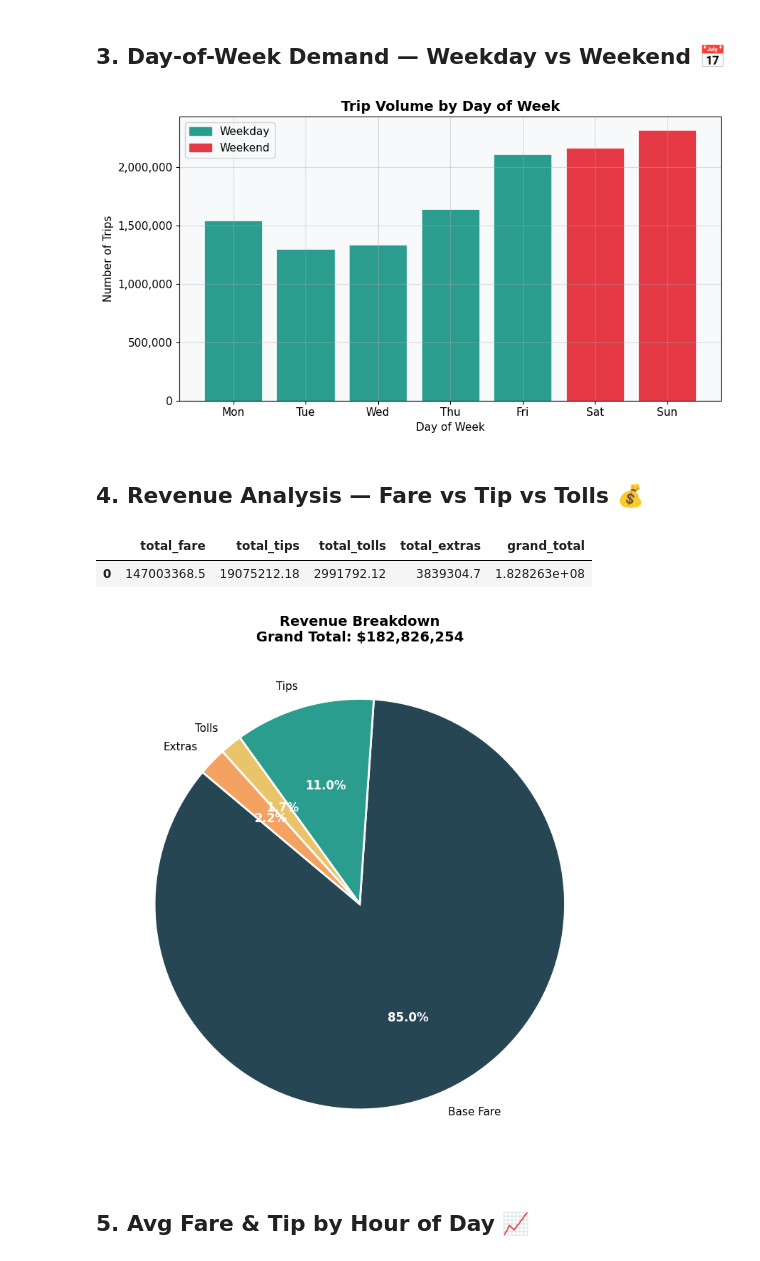
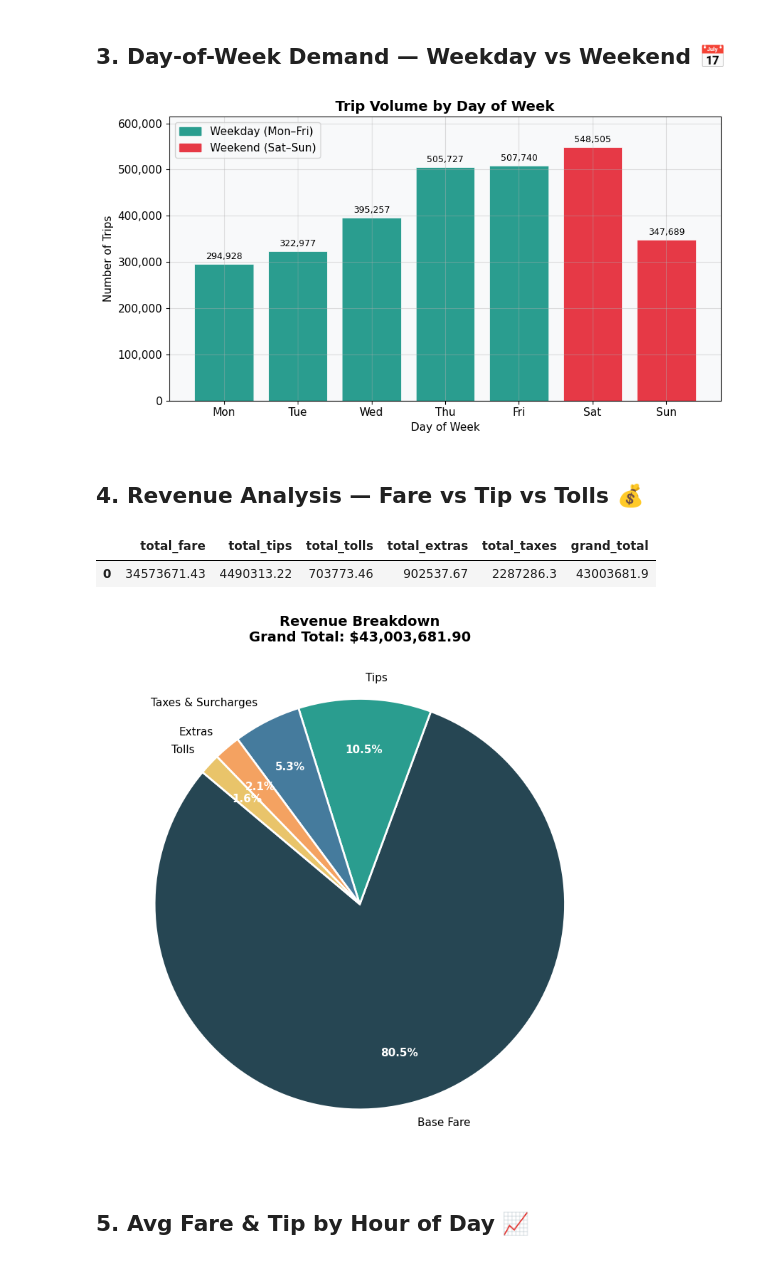
Before and after one commit to Wondee-Tesfa/Big-Data-Assignment, a Jupyter notebook: notebooks/data_visualization.ipynb, the cells around one changed output. Cells and saved outputs as stored; diff of their text form; code cells hidden in the pictures.

Commit message:
Update data visualization notebook and reports

```diff
--- a/notebooks/data_visualization.ipynb
+++ b/notebooks/data_visualization.ipynb
@@ -124,70 +130,81 @@ Peak hour: 19 h
 # %%
 daily = query("""
     SELECT pickup_dow, COUNT(*) AS trip_count
     FROM trips
     GROUP BY pickup_dow
     ORDER BY pickup_dow;
 """)
 
-day_names = ['Mon', 'Tue', 'Wed', 'Thu', 'Fri', 'Sat', 'Sun']
-daily['day_name'] = daily['pickup_dow'].map(lambda d: day_names[d] if d < 7 else str(d))
-colors = ['#e63946' if d >= 5 else '#2a9d8f' for d in daily['pickup_dow']]
+# In PostgreSQL / ETL: 0 = Sunday, 1 = Monday, ..., 6 = Saturday
+dow_names = {0: 'Sun', 1: 'Mon', 2: 'Tue', 3: 'Wed', 4: 'Thu', 5: 'Fri', 6: 'Sat'}
+daily['day_name'] = daily['pickup_dow'].map(dow_names)
+
+# Order logically from Monday to Sunday
+day_order = ['Mon', 'Tue', 'Wed', 'Thu', 'Fri', 'Sat', 'Sun']
+daily['order'] = daily['day_name'].map(lambda d: day_order.index(d))
+daily = daily.sort_values('order').reset_index(drop=True)
+
+colors = ['#e63946' if d in ['Sat', 'Sun'] else '#2a9d8f' for d in daily['day_name']]
 
 fig, ax = plt.subplots(figsize=(9, 5))
-ax.bar(daily['day_name'], daily['trip_count'], color=colors, edgecolor='white', linewidth=0.5)
+bars = ax.bar(daily['day_name'], daily['trip_count'], color=colors, edgecolor='white', linewidth=0.5)
+ax.bar_label(bars, fmt=lambda x: f'{int(x):,}', padding=3, fontsize=9)
 ax.set_title('Trip Volume by Day of Week')
 ax.set_xlabel('Day of Week')
 ax.set_ylabel('Number of Trips')
+ax.set_ylim(0, daily['trip_count'].max() * 1.12)
 ax.yaxis.set_major_formatter(mticker.FuncFormatter(lambda x, _: f'{int(x):,}'))
-wd = mpatches.Patch(color='#2a9d8f', label='Weekday')
-we = mpatches.Patch(color='#e63946', label='Weekend')
+wd = mpatches.Patch(color='#2a9d8f', label='Weekday (Mon–Fri)')
+we = mpatches.Patch(color='#e63946', label='Weekend (Sat–Sun)')
 ax.legend(handles=[wd, we])
 plt.tight_layout()
 plt.savefig(f'{DOCS}/viz_day_of_week.png', dpi=150)
 plt.show()
 # %% [output]
-[figure, old version]
+[figure, new version]
 # %% [markdown]
 ## 4. Revenue Analysis — Fare vs Tip vs Tolls 💰
 # %%
 revenue = query("""
     SELECT
-        ROUND(SUM(fare_amount)::numeric, 2)   AS total_fare,
-        ROUND(SUM(tip_amount)::numeric, 2)    AS total_tips,
-        ROUND(SUM(tolls_amount)::numeric, 2)  AS total_tolls,
-        ROUND(SUM(extra)::numeric, 2)         AS total_extras,
-        ROUND(SUM(total_amount)::numeric, 2)  AS grand_total
+        ROUND(SUM(fare_amount)::numeric, 2)                         AS total_fare,
+        ROUND(SUM(tip_amount)::numeric, 2)                          AS total_tips,
+        ROUND(SUM(tolls_amount)::numeric, 2)                        AS total_tolls,
+        ROUND(SUM(extra)::numeric, 2)                               AS total_extras,
+        ROUND(SUM(mta_tax + improvement_surcharge)::numeric, 2)     AS total_taxes,
+        ROUND(SUM(total_amount)::numeric, 2)                        AS grand_total
     FROM trips;
 """)
 display(revenue)
 
-labels   = ['Base Fare', 'Tips', 'Tolls', 'Extras']
-values   = [
+labels = ['Base Fare', 'Tips', 'Taxes & Surcharges', 'Extras', 'Tolls']
+values = [
     float(revenue['total_fare'].iloc[0]),
     float(revenue['total_tips'].iloc[0]),
+    float(revenue['total_taxes'].iloc[0]),
+    float(revenue['total_extras'].iloc[0]),
     float(revenue['total_tolls'].iloc[0]),
-    float(revenue['total_extras'].iloc[0]),
 ]
-clrs = ['#264653', '#2a9d8f', '#e9c46a', '#f4a261']
+clrs = ['#264653', '#2a9d8f', '#457b9d', '#f4a261', '#e9c46a']
 
 fig, ax = plt.subplots(figsize=(8, 8))
 wedges, texts, autotexts = ax.pie(
     values, labels=labels, autopct='%1.1f%%',
-    colors=clrs, startangle=140,
+    colors=clrs, startangle=140, pctdistance=0.75,
     wedgeprops=dict(edgecolor='white', linewidth=2)
 )
 for at in autotexts:
-    at.set_fontsize(12)
+    at.set_fontsize(11)
     at.set_color('white')
     at.set_fontweight('bold')
-ax.set_title(f'Revenue Breakdown\nGrand Total: ${float(revenue["grand_total"].iloc[0]):,.0f}')
+ax.set_title(f'Revenue Breakdown\nGrand Total: ${float(revenue["grand_total"].iloc[0]):,.2f}')
 plt.tight_layout()
 plt.savefig(f'{DOCS}/viz_revenue_breakdown.png', dpi=150)
 plt.show()
 # %% [output]
-|  | total_fare | total_tips | total_tolls | total_extras | grand_total |
-| 0 | 147003368.5 | 19075212.18 | 2991792.12 | 3839304.7 | 1.828263e+08 |
+|  | total_fare | total_tips | total_tolls | total_extras | total_taxes | grand_total |
+| 0 | 34573671.43 | 4490313.22 | 703773.46 | 902537.67 | 2287286.3 | 43003681.9 |
-[figure, old version]
+[figure, new version]
 # %% [markdown]
 ## 5. Avg Fare & Tip by Hour of Day 📈
 # %%
```
Also changed, not shown: parts of 12 cells of this notebook, 10 other files.
